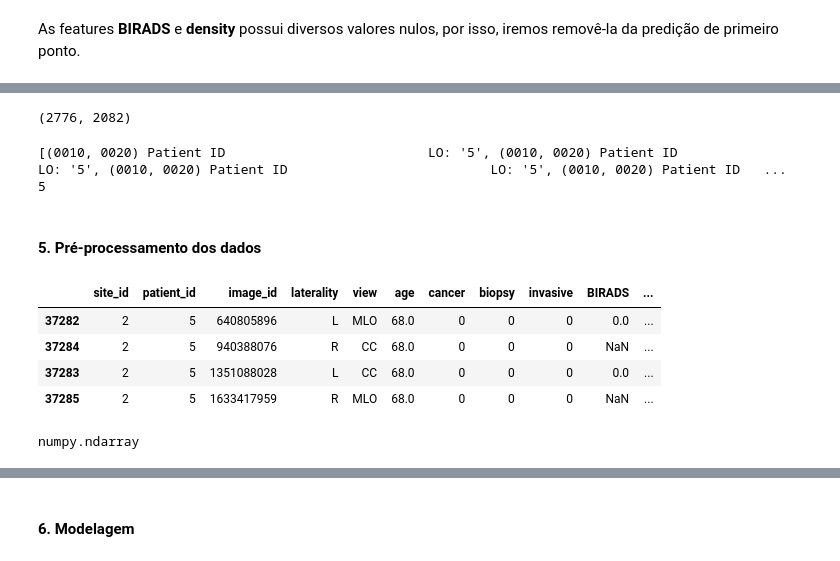
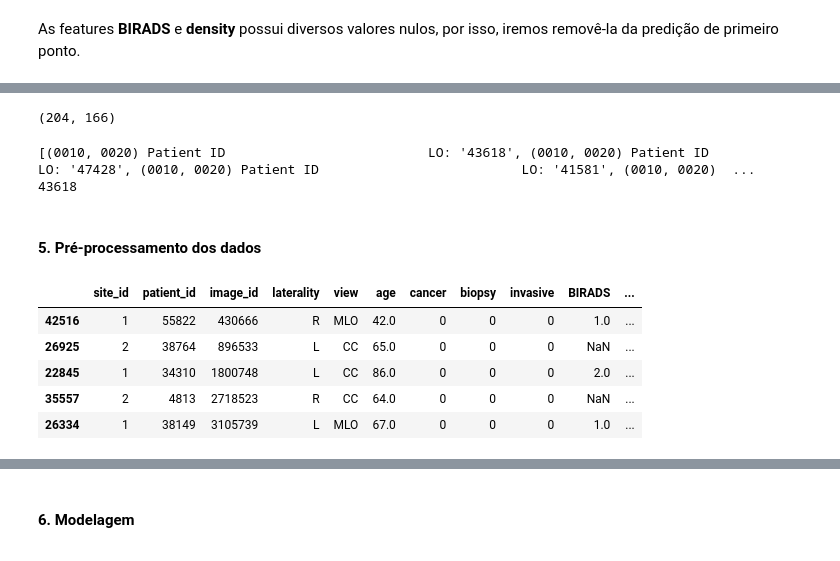
Before and after one commit to jhonatangopereira/Screening-Mammography-Breast-Cancer-Detection, a Jupyter notebook: main.ipynb, the cells around one changed output, grey strips where cells are left out. Cells and saved outputs as stored; diff of their text form; code cells hidden in the pictures.

```diff
--- a/main.ipynb
+++ b/main.ipynb
@@ -41,2 +81,2 @@ sns.set_color_codes("pastel")
 # %%
-train_images_path = Path("data/train_images")
+train_images_path = Path("./../../data/rsna-breast-cancer-detection/train_images/")
@@ -151,15 +161,28 @@ data/train_images/640805896.dcm
 fig, axs = plt.subplots(2, 2, figsize=(15,15))
 axs = axs.flatten()
 
-images_array = list()
-patient_ids = list()
-for n, image in enumerate(train_images_path.iterdir()):
-    image_path = os.path.join(image)
-    print(f"Caminho do arquivo: {image_path}")
-    ds = dicom.dcmread(image_path)
-    image_as_np = ds.pixel_array.astype(np.float32)
-    # image_as_np = ds.convert_pixel_data("jpeg_ls")
-    # image_as_np = image_as_np.astype(np.float32)
-    images_array.append(image_as_np)
-    patient_ids.append(ds.data_element("PatientID"))
-    axs[n].imshow(image_as_np, cmap=plt.cm.bone)
+images_array_train = list()
+patient_ids_train = list()
+c = 0
+erros = 0
+for n, image in enumerate(files_train):
+   try:
+      image_path = train_images_path.__str__() + '/' + image
+      ds = dicom.dcmread(image_path)
+      ds.decompress('gdcm')
+      image_as_np = ds.pixel_array.astype(np.float32)
+      # image_as_np = ds.convert_pixel_data("jpeg_ls")
+      # image_as_np = image_as_np.astype(np.float32)
+      shape = image_as_np.shape
+      image_as_np = resize(image_as_np, (204, 166), anti_aliasing=True)
+      images_array_train.append(image_as_np)
+      patient_ids_train.append(ds.data_element("PatientID"))
+      c += 1
+      if c > 4:
+         continue
+      print(f"Caminho do arquivo: {image_path}")
+      axs[n].imshow(image_as_np, cmap=plt.cm.bone)
+      axs[n].grid(False)
+   except Exception as e:
+      print("Error:", image)
+      erros += 1
@@ -192,13 +256,13 @@ images_array
 # %%
-images_array[0].shape
+images_array_train[0].shape
 # %% [output]
-(2776, 2082)
+(204, 166)
 # %%
-print(patient_ids)
-print(patient_ids[0].value) # para acessar o valor do elemento
+print(patient_ids_train)
+print(patient_ids_train[0].value) # para acessar o valor do elemento
 # %% [output]
-[(0010, 0020) Patient ID                          LO: '5', (0010, 0020) Patient ID                          LO: '5', (0010, 0020) Patient ID                          LO: '5', (0010, 0020) Patient ID   ...
-5
+[(0010, 0020) Patient ID                          LO: '43618', (0010, 0020) Patient ID                          LO: '47428', (0010, 0020) Patient ID                          LO: '41581', (0010, 0020)  ...
+43618
 # %%
 # não seguir por esse caminho, porque o dicom2jpg salva os arquivos, precisamos fazer o processamento em memória.
 # dicom2jpg.dicom2jpg(dcm_folder_path, target_root=jpg_folder_path)
@@ -209,15 +271,11 @@ from skimage.transform import resize
 # %%
-example_rows = train_df[train_df["patient_id"].isin([int(id.value) for id in patient_ids])]
-example_rows = example_rows.sort_values("image_id")
-example_rows
+example_rows_train = df_train[df_train["patient_id"].isin([int(id.value) for id in patient_ids_train])]
+example_rows_train = example_rows_train.sort_values("image_id")
+example_rows_train.head()
 # %% [output]
 |  | site_id | patient_id | image_id | laterality | view | age | cancer | biopsy | invasive | BIRADS | ... |
-| 37282 | 2 | 5 | 640805896 | L | MLO | 68.0 | 0 | 0 | 0 | 0.0 | ... |
-| 37284 | 2 | 5 | 940388076 | R | CC | 68.0 | 0 | 0 | 0 | NaN | ... |
-| 37283 | 2 | 5 | 1351088028 | L | CC | 68.0 | 0 | 0 | 0 | 0.0 | ... |
-| 37285 | 2 | 5 | 1633417959 | R | MLO | 68.0 | 0 | 0 | 0 | NaN | ... |
+| 42516 | 1 | 55822 | 430666 | R | MLO | 42.0 | 0 | 0 | 0 | 1.0 | ... |
+| 26925 | 2 | 38764 | 896533 | L | CC | 65.0 | 0 | 0 | 0 | NaN | ... |
+| 22845 | 1 | 34310 | 1800748 | L | CC | 86.0 | 0 | 0 | 0 | 2.0 | ... |
+| 35557 | 2 | 4813 | 2718523 | R | CC | 64.0 | 0 | 0 | 0 | NaN | ... |
+| 26334 | 1 | 38149 | 3105739 | L | MLO | 67.0 | 0 | 0 | 0 | 1.0 | ... |
-# %%
-images_array = [np.array(image_array.flatten(), dtype="object") for image_array in images_array]
-type(images_array[0])
-# %% [output]
-numpy.ndarray
```
Also changed, not shown: parts of 46 cells of this notebook, 5 other files.
